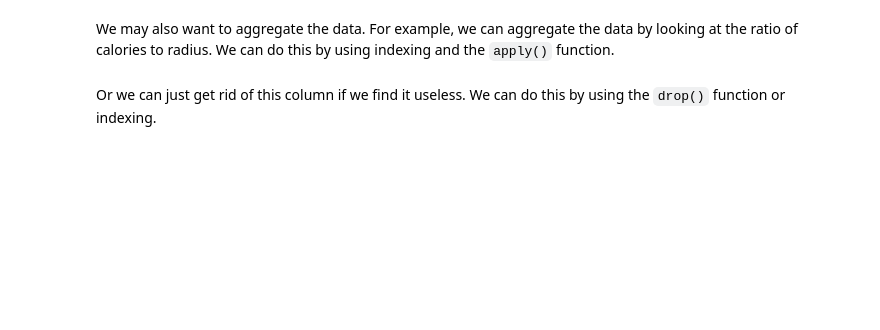
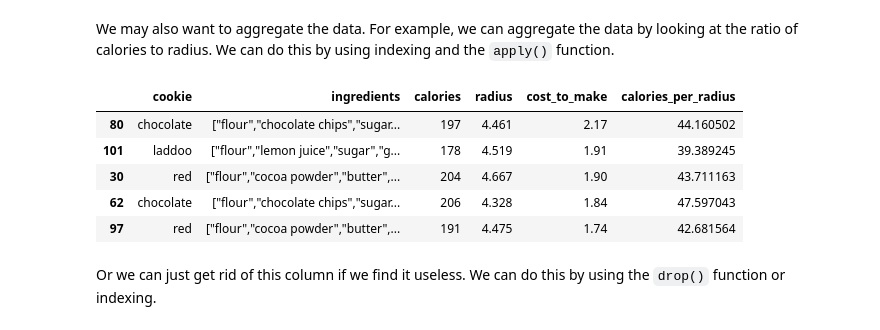
Before and after one commit to Matiasou/Data-Science-Fundamentals, a Jupyter notebook: labs/lab-02/lab02.ipynb, the cells around one changed output. Cells and saved outputs as stored; diff of their text form; code cells hidden in the pictures; blank space fills up the shorter version.

```diff
--- a/labs/lab-02/lab02.ipynb
+++ b/labs/lab-02/lab02.ipynb
@@ -150,6 +323,15 @@ We may also want to aggregate the data. For example, we can aggregate the data b
 # %%
 #TODO: add a column to the dataframe that is the
 # calories per radius
+cookies_df['calories_per_radius'] = cookies_df['calories'] / cookies_df['radius']
+cookies_df.head()
+# %% [output]
+|  | cookie | ingredients | calories | radius | cost_to_make | calories_per_radius |
+| 80 | chocolate | ["flour","chocolate chips","sugar... | 197 | 4.461 | 2.17 | 44.160502 |
+| 101 | laddoo | ["flour","lemon juice","sugar","g... | 178 | 4.519 | 1.91 | 39.389245 |
+| 30 | red | ["flour","cocoa powder","butter",... | 204 | 4.667 | 1.90 | 43.711163 |
+| 62 | chocolate | ["flour","chocolate chips","sugar... | 206 | 4.328 | 1.84 | 47.597043 |
+| 97 | red | ["flour","cocoa powder","butter",... | 191 | 4.475 | 1.74 | 42.681564 |
 # %% [markdown]
 Or we can just get rid of this column if we find it useless. We can do this by using the `drop()` function or indexing.
 # %%
```
Also changed, not shown: parts of 22 cells of this notebook.
